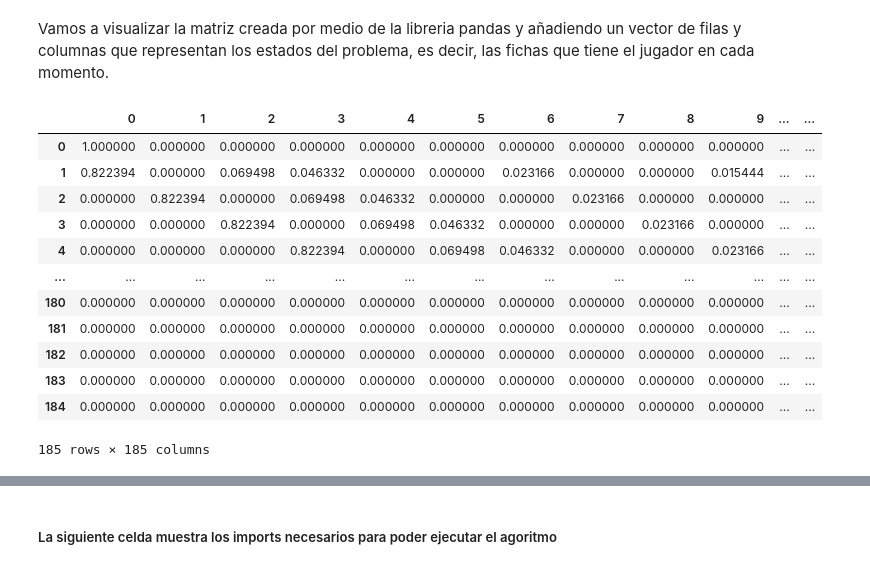
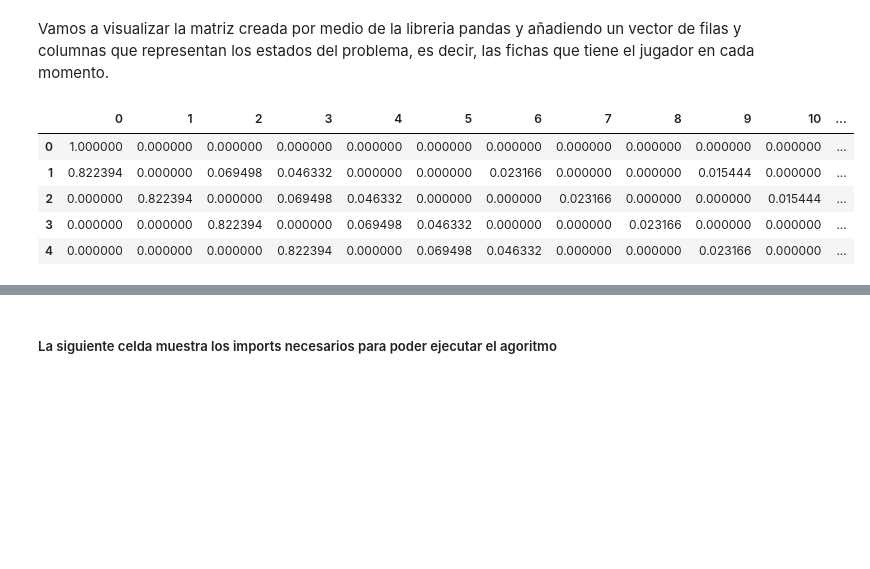
Before and after one commit to scaverod/GamblingMarkovChain, a Jupyter notebook: enunciado.ipynb, the cells around one changed output, grey strips where cells are left out. Cells and saved outputs as stored; diff of their text form; code cells hidden in the pictures; blank space fills up the shorter version.

```diff
--- a/enunciado.ipynb
+++ b/enunciado.ipynb
@@ -54,6 +54,8 @@ gambling_random.seed(42)
 # %%
 %matplotlib inline
 plt.style.use('seaborn-whitegrid')
+pd.set_option('display.max_columns', 200)
+pd.set_option('display.max_rows', 200)
 # %% [markdown]
 ### Modelización del enunciado
 En esta sección vamos a modelar los diferentes elementos que componen nuestro problema.
@@ -106,18 +109,11 @@ matrix = tm.create_transition_matrix(LEAVE_WITH_MIN,LEAVE_WITH_MAX, bets, p_bets
 Vamos a visualizar la matriz creada por medio de la libreria pandas y añadiendo un vector de filas y columnas que representan los estados del problema, es decir, las fichas que tiene el jugador en cada momento.
 # %%
 df = pd.DataFrame(matrix)
-df
+df.head()
 # %% [output]
-|  | 0 | 1 | 2 | 3 | 4 | 5 | 6 | 7 | 8 | 9 | ... | ... |
-| 0 | 1.000000 | 0.000000 | 0.000000 | 0.000000 | 0.000000 | 0.000000 | 0.000000 | 0.000000 | 0.000000 | 0.000000 | ... | ... |
-| 1 | 0.822394 | 0.000000 | 0.069498 | 0.046332 | 0.000000 | 0.000000 | 0.023166 | 0.000000 | 0.000000 | 0.015444 | ... | ... |
-| 2 | 0.000000 | 0.822394 | 0.000000 | 0.069498 | 0.046332 | 0.000000 | 0.000000 | 0.023166 | 0.000000 | 0.000000 | ... | ... |
-| 3 | 0.000000 | 0.000000 | 0.822394 | 0.000000 | 0.069498 | 0.046332 | 0.000000 | 0.000000 | 0.023166 | 0.000000 | ... | ... |
-| 4 | 0.000000 | 0.000000 | 0.000000 | 0.822394 | 0.000000 | 0.069498 | 0.046332 | 0.000000 | 0.000000 | 0.023166 | ... | ... |
-| ... | ... | ... | ... | ... | ... | ... | ... | ... | ... | ... | ... | ... |
-| 180 | 0.000000 | 0.000000 | 0.000000 | 0.000000 | 0.000000 | 0.000000 | 0.000000 | 0.000000 | 0.000000 | 0.000000 | ... | ... |
-| 181 | 0.000000 | 0.000000 | 0.000000 | 0.000000 | 0.000000 | 0.000000 | 0.000000 | 0.000000 | 0.000000 | 0.000000 | ... | ... |
-| 182 | 0.000000 | 0.000000 | 0.000000 | 0.000000 | 0.000000 | 0.000000 | 0.000000 | 0.000000 | 0.000000 | 0.000000 | ... | ... |
-| 183 | 0.000000 | 0.000000 | 0.000000 | 0.000000 | 0.000000 | 0.000000 | 0.000000 | 0.000000 | 0.000000 | 0.000000 | ... | ... |
-| 184 | 0.000000 | 0.000000 | 0.000000 | 0.000000 | 0.000000 | 0.000000 | 0.000000 | 0.000000 | 0.000000 | 0.000000 | ... | ... |
+|  | 0 | 1 | 2 | 3 | 4 | 5 | 6 | 7 | 8 | 9 | 10 | ... |
+| 0 | 1.000000 | 0.000000 | 0.000000 | 0.000000 | 0.000000 | 0.000000 | 0.000000 | 0.000000 | 0.000000 | 0.000000 | 0.000000 | ... |
+| 1 | 0.822394 | 0.000000 | 0.069498 | 0.046332 | 0.000000 | 0.000000 | 0.023166 | 0.000000 | 0.000000 | 0.015444 | 0.000000 | ... |
+| 2 | 0.000000 | 0.822394 | 0.000000 | 0.069498 | 0.046332 | 0.000000 | 0.000000 | 0.023166 | 0.000000 | 0.000000 | 0.015444 | ... |
+| 3 | 0.000000 | 0.000000 | 0.822394 | 0.000000 | 0.069498 | 0.046332 | 0.000000 | 0.000000 | 0.023166 | 0.000000 | 0.000000 | ... |
+| 4 | 0.000000 | 0.000000 | 0.000000 | 0.822394 | 0.000000 | 0.069498 | 0.046332 | 0.000000 | 0.000000 | 0.023166 | 0.000000 | ... |
-185 rows × 185 columns
```
Also changed, not shown: parts of 35 cells of this notebook.
